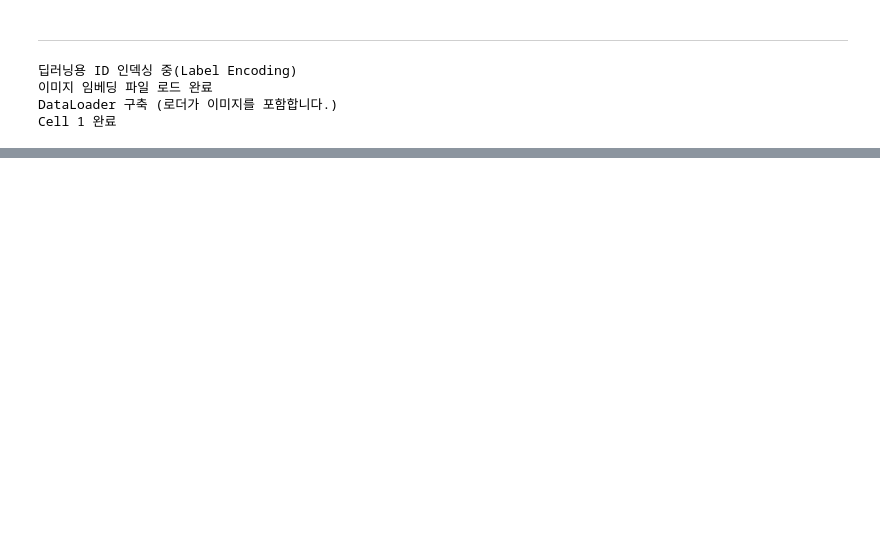
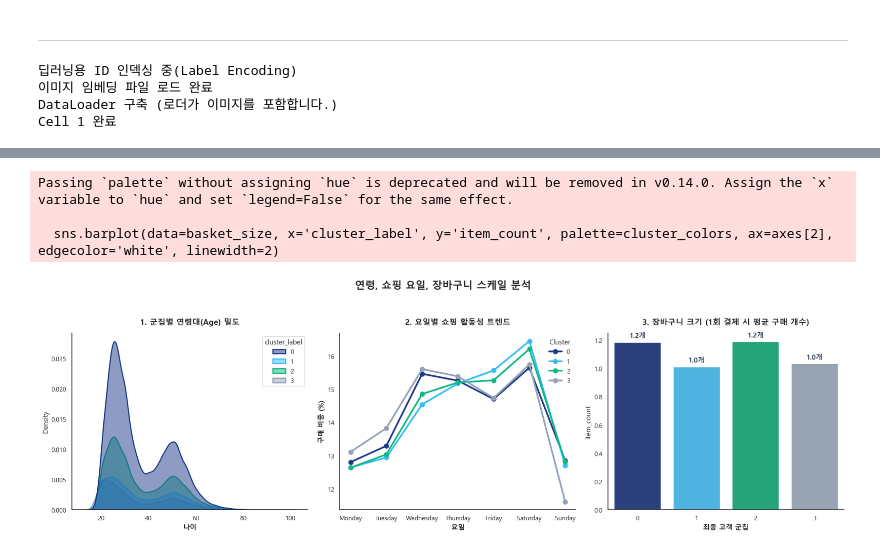
Before and after one commit to urinamu10/final_project_E-Cummers, a Jupyter notebook: 김종선)/05_DL.ipynb, the cells around one changed output, grey strips where cells are left out. Cells and saved outputs as stored; diff of their text form; code cells hidden in the pictures; blank space fills up the shorter version.

```diff
--- a/김종선)/05_DL.ipynb
+++ b/김종선)/05_DL.ipynb
@@ -417,0 +1097,44 @@ K-Means 군집화 진행 중 k= 4
+# %%
+# 1회 주문당 평균 구매 개수
+basket_df = merged_df.groupby(['cluster_label', 't_dat', 'customer_id']).size().reset_index(name='item_count')
+basket_size = basket_df.groupby('cluster_label')['item_count'].mean().reset_index()
+
+# 요일별 구매 패턴 계산
+merged_df['weekday'] = merged_df['t_dat'].dt.day_name()
+weekday_order = ['Monday', 'Tuesday', 'Wednesday', 'Thursday', 'Friday', 'Saturday', 'Sunday']
+weekday_df = pd.crosstab(merged_df['cluster_label'], merged_df['weekday'], normalize='index')[weekday_order] * 100
+
+fig, axes = plt.subplots(1, 3, figsize=(20, 6), facecolor='white')
+cluster_colors = ['#1E3A8A', '#38BDF8', '#10B981', '#94A3B8']
+
+# [분석 1] 군집별 연령대 분포
+sns.kdeplot(data=merged_df, x='age', hue='cluster_label', palette=cluster_colors, fill=True, ax=axes[0], alpha=0.5, linewidth=2)
+axes[0].set_title('1. 군집별 연령대(Age) 밀도', fontweight='bold', fontsize=14, pad=15)
+axes[0].set_xlabel('나이', fontweight='bold')
+sns.despine(ax=axes[0])
+
+# [분석 2] 요일별 구매 비중 (평일 vs 주말 패턴)
+weekday_df.T.plot(kind='line', marker='o', linewidth=3, markersize=8, color=cluster_colors, ax=axes[1])
+axes[1].set_title('2. 요일별 쇼핑 활동성 트렌드', fontweight='bold', fontsize=14, pad=15)
+axes[1].set_xlabel('요일', fontweight='bold')
+axes[1].set_ylabel('구매 비중 (%)', fontweight='bold')
+axes[1].legend(title='Cluster', frameon=False)
+sns.despine(ax=axes[1])
+
+# [분석 3] 1회 주문당 장바구니 크기 (Basket Size)
+sns.barplot(data=basket_size, x='cluster_label', y='item_count', palette=cluster_colors, ax=axes[2], edgecolor='white', linewidth=2)
+axes[2].set_title('3. 장바구니 크기 (1회 결제 시 평균 구매 개수)', fontweight='bold', fontsize=14, pad=15)
+axes[2].set_xlabel('최종 고객 군집', fontweight='bold')
+for p in axes[2].patches:
+    axes[2].annotate(f"{p.get_height():.1f}개", (p.get_x() + p.get_width() / 2., p.get_height()),
+                     ha='center', va='bottom', fontsize=12, fontweight='bold', color='#334155', xytext=(0, 5), textcoords='offset points')
+sns.despine(ax=axes[2])
+
+plt.suptitle("연령, 쇼핑 요일, 장바구니 스케일 분석", fontsize=18, fontweight='bold', y=1.05)
+plt.tight_layout()
+plt.show()
+# %% [output]
+Passing `palette` without assigning `hue` is deprecated and will be removed in v0.14.0. Assign the `x` variable to `hue` and set `legend=False` for the same effect.
+
+  sns.barplot(data=basket_size, x='cluster_label', y='item_count', palette=cluster_colors, ax=axes[2], edgecolor='white', linewidth=2)
+[figure, added]
```
Also changed, not shown: parts of 24 cells of this notebook, 2 other files.
